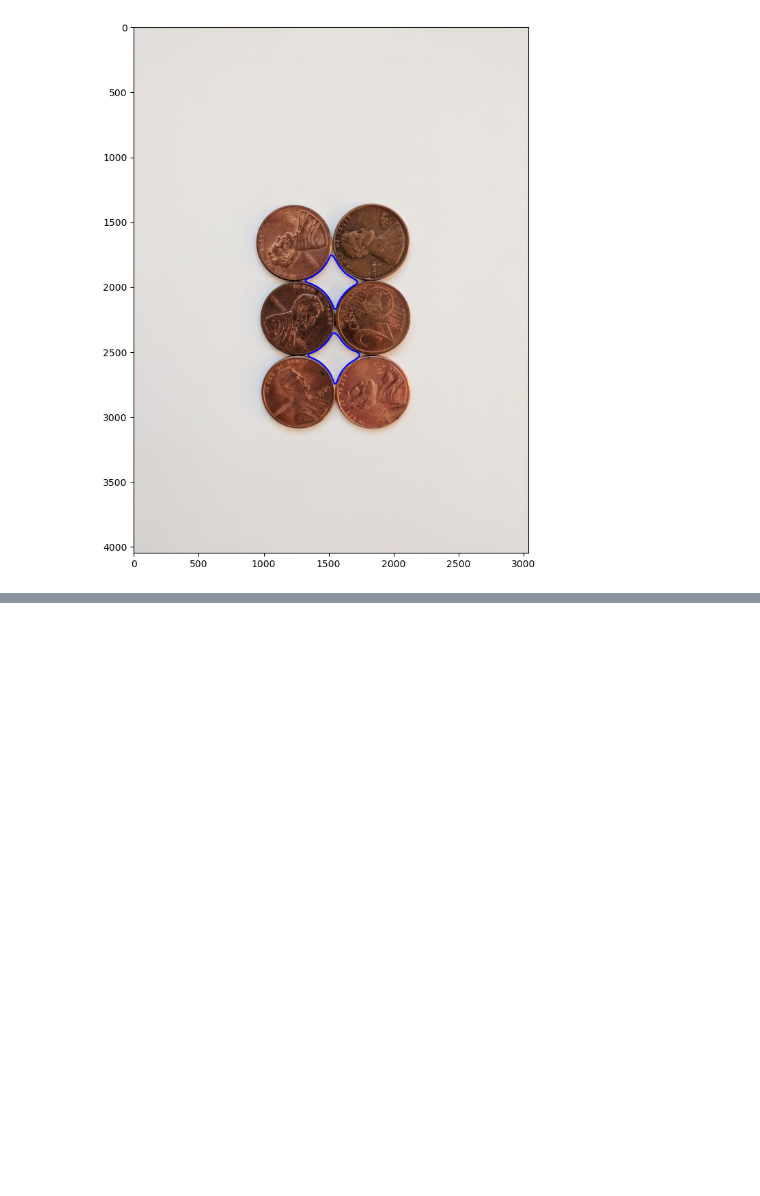
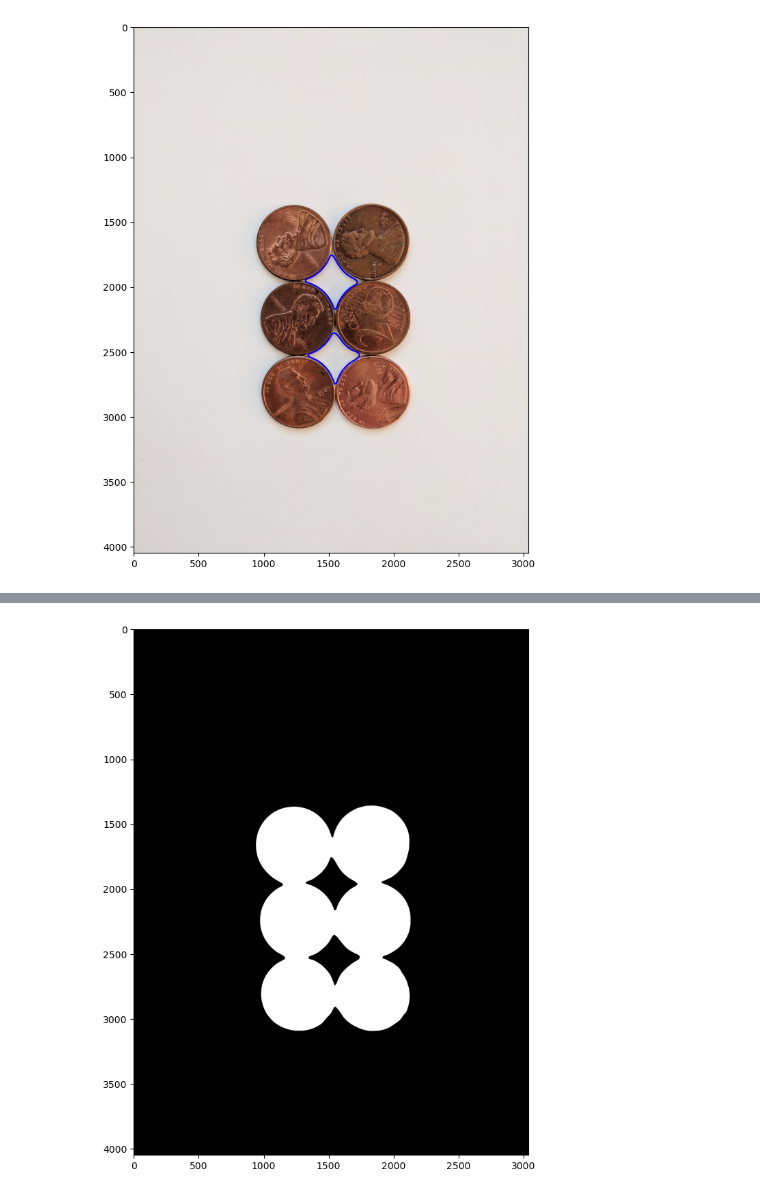
Before and after one commit to kpirabaharan/Image-Processing, a Jupyter notebook: Object-Detection/watershed.ipynb, the cells around one changed output, grey strips where cells are left out. Drawn from its saved outputs; the diff is of its cells as text; code cells hidden in the pictures; blank space fills up the shorter version.

```diff
--- a/Object-Detection/watershed.ipynb
+++ b/Object-Detection/watershed.ipynb
@@ -64,0 +96,6 @@ display(sep_coins_2)
+# %%
+# Sure Background Area
+sure_bg = cv2.dilate(opening, kernel, iterations=3)
+display(sure_bg)
+# %% [output]
+[figure, added]
```
Also changed, not shown: parts of 14 cells of this notebook.
